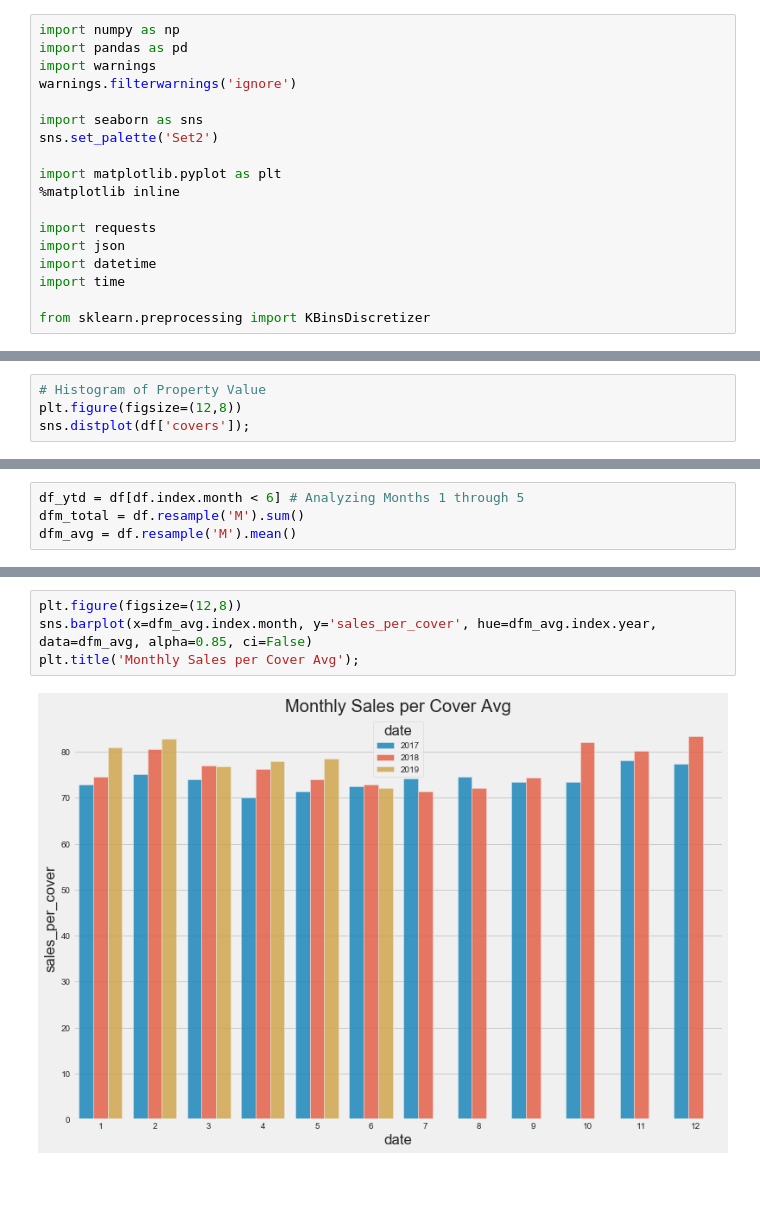
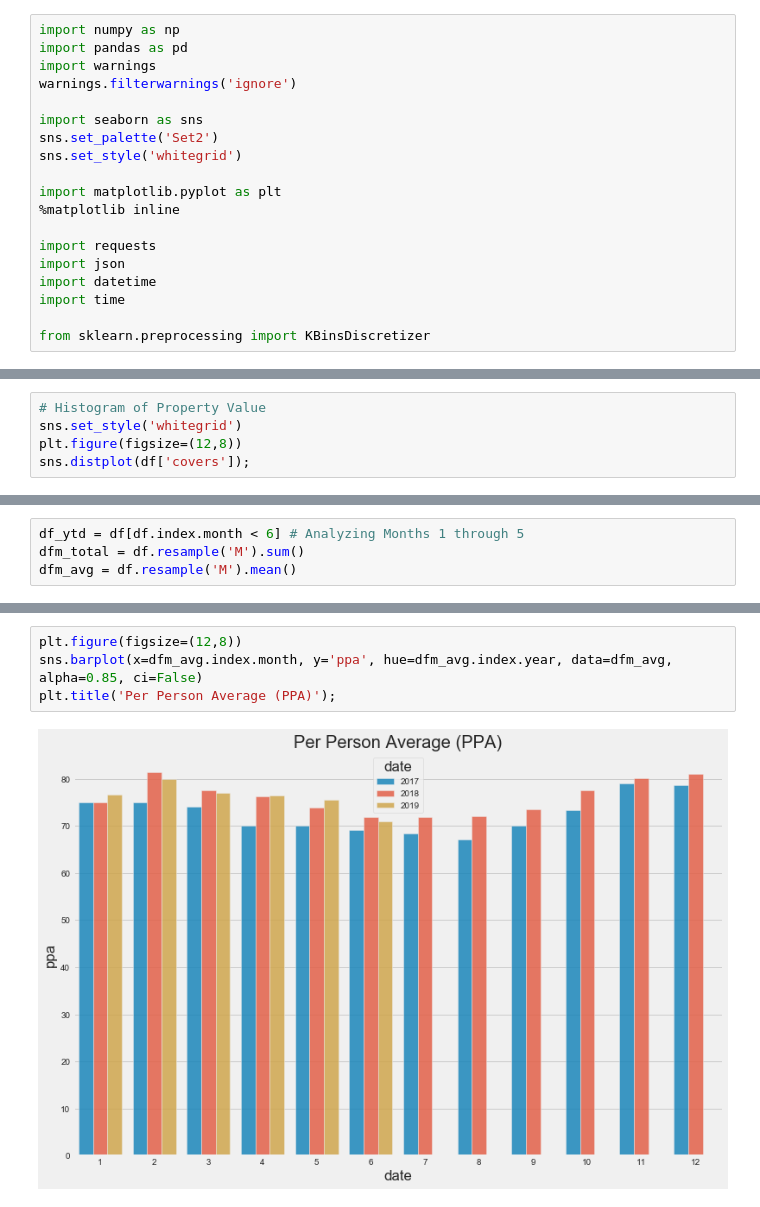
Before and after one commit to maks-p/restaurant_sales_forecasting, a Jupyter notebook: final_eda.ipynb, the cells around one changed output, grey strips where cells are left out. Cells and saved outputs as stored; diff of their text form.

```diff
--- a/final_eda.ipynb
+++ b/final_eda.ipynb
@@ -6,6 +6,7 @@ warnings.filterwarnings('ignore')
 
 import seaborn as sns
 sns.set_palette('Set2')
+sns.set_style('whitegrid')
 
 import matplotlib.pyplot as plt
 %matplotlib inline
@@ -83,5 +52,6 @@ df
 # %%
 # Histogram of Property Value
+sns.set_style('whitegrid')
 plt.figure(figsize=(12,8))
 sns.distplot(df['covers']);
 # %% [output]
@@ -107,9 +77,9 @@ plt.title('Monthly Covers (Total)');
 # %%
 plt.figure(figsize=(12,8))
-sns.barplot(x=dfm_avg.index.month, y='sales_per_cover', hue=dfm_avg.index.year, data=dfm_avg, alpha=0.85, ci=False)
-plt.title('Monthly Sales per Cover Avg');
+sns.barplot(x=dfm_avg.index.month, y='ppa', hue=dfm_avg.index.year, data=dfm_avg, alpha=0.85, ci=False)
+plt.title('Per Person Average (PPA)');
 # %% [output]
-[figure, old version]
+[figure, new version]
 # %%
 def sales_heatmap(df, start_date, end_date):
 
```
Also changed, not shown: parts of 21 cells of this notebook, 7 other files.
